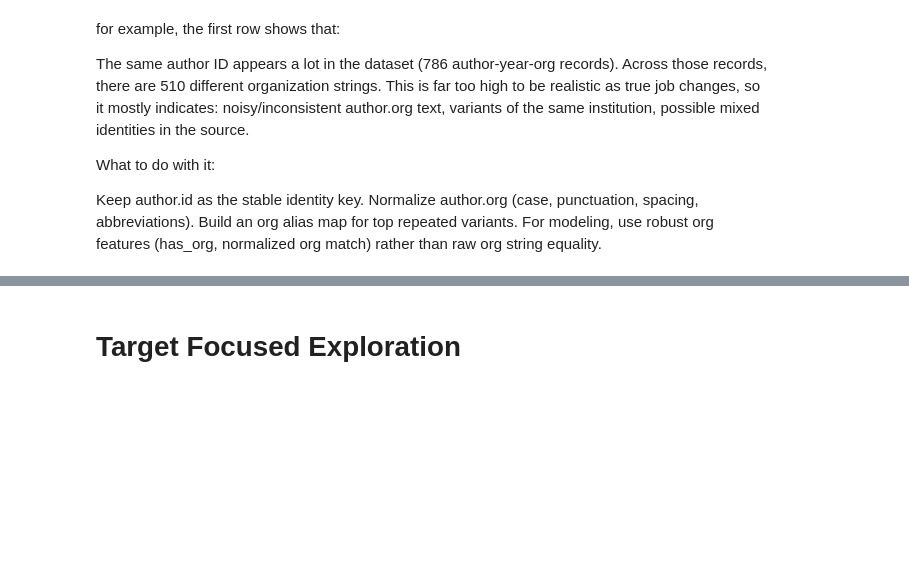
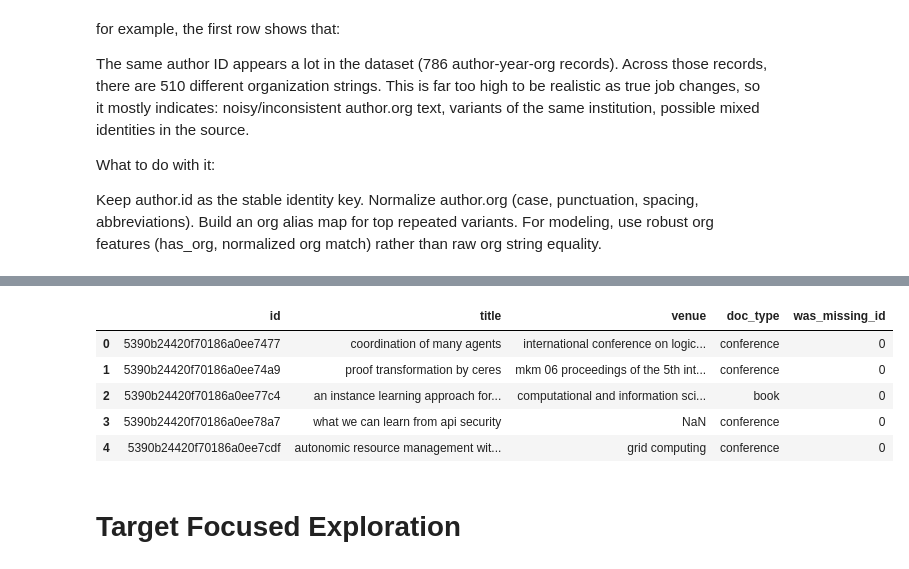
Before and after one commit to ManuCa93/data_project_3, a Jupyter notebook: notebook.ipynb, the cells around one changed output, grey strips where cells are left out. Cells and saved outputs as stored; diff of their text form; code cells hidden in the pictures; blank space fills up the shorter version.

```diff
--- a/notebook.ipynb
+++ b/notebook.ipynb
@@ -636,3 +706,68 @@ Keep author.id as the stable identity key. Normalize author.org (case, punctuati
+# %%
+con.sql("""
+CREATE OR REPLACE TABLE papers_clean AS
+WITH base AS (
+    SELECT
+        p.*,
+        normalize_text(p.title) AS title_norm,
+        normalize_text(p.abstract) AS abstract_norm,
+        normalize_text(p.venue) AS venue_norm,
+        normalize_text(p.doc_type) AS doc_type_norm,
+        CASE
+            WHEN p.id IS NULL OR TRIM(p.id) = '' THEN
+                'paper_' || md5(
+                    COALESCE(p.title, '') || '|' ||
+                    COALESCE(p.abstract, '') || '|' ||
+                    COALESCE(CAST(p.year AS VARCHAR), '') || '|' ||
+                    COALESCE(p.venue, '')
+                )
+            ELSE TRIM(p.id)
+        END AS id_clean,
+        CASE WHEN p.id IS NULL OR TRIM(p.id) = '' THEN 1 ELSE 0 END AS was_missing_id
+    FROM papers p
+)
+SELECT
+    id_clean AS id,
+    NULLIF(title_norm, '') AS title,
+    NULLIF(abstract_norm, '') AS abstract,
+    year,
+    authors,
+    keywords,
+    "references",
+    NULLIF(venue_norm, '') AS venue,
+    CASE
+        WHEN regexp_matches(COALESCE(venue_norm, ''), '(conference|symposium|workshop|proceedings|meeting)') THEN 'conference'
+        WHEN regexp_matches(COALESCE(venue_norm, ''), '(journal|transactions|letters)') THEN 'journal'
+        WHEN regexp_matches(COALESCE(venue_norm, ''), '(book|chapter|lecture notes)') THEN 'book'
+        WHEN doc_type_norm IN ('article', 'journal article') THEN 'journal'
+        WHEN doc_type_norm IN ('inproceedings', 'conference paper', 'conference') THEN 'conference'
+        WHEN doc_type_norm = '' THEN 'unknown'
+        ELSE doc_type_norm
+    END AS doc_type,
+    doi,
+    page_start,
+    page_end,
+    n_citation,
+    ARRAY_LENGTH(authors) AS n_authors,
+    ARRAY_LENGTH(keywords) AS n_keywords,
+    ARRAY_LENGTH("references") AS n_references,
+    LENGTH(COALESCE(NULLIF(title_norm, ''), '')) AS title_len,
+    LENGTH(COALESCE(NULLIF(abstract_norm, ''), '')) AS abstract_len,
+    TRY_CAST(page_end AS BIGINT) - TRY_CAST(page_start AS BIGINT) AS page_count,
+    was_missing_id
+FROM base;
+""")
+
+con.sql("CREATE OR REPLACE TABLE papers AS SELECT * FROM papers_clean")
+
+display(con.sql("SELECT id, title, venue, doc_type, was_missing_id FROM papers LIMIT 5").df())
+# %% [output]
+|  | id | title | venue | doc_type | was_missing_id |
+| 0 | 5390b24420f70186a0ee7477 | coordination of many agents | international conference on logic... | conference | 0 |
+| 1 | 5390b24420f70186a0ee74a9 | proof transformation by ceres | mkm 06 proceedings of the 5th int... | conference | 0 |
+| 2 | 5390b24420f70186a0ee77c4 | an instance learning approach for... | computational and information sci... | book | 0 |
+| 3 | 5390b24420f70186a0ee78a7 | what we can learn from api security | NaN | conference | 0 |
+| 4 | 5390b24420f70186a0ee7cdf | autonomic resource management wit... | grid computing | conference | 0 |
 # %% [markdown]
 # Target Focused Exploration
 # %%
```
Also changed, not shown: parts of 10 cells of this notebook.
